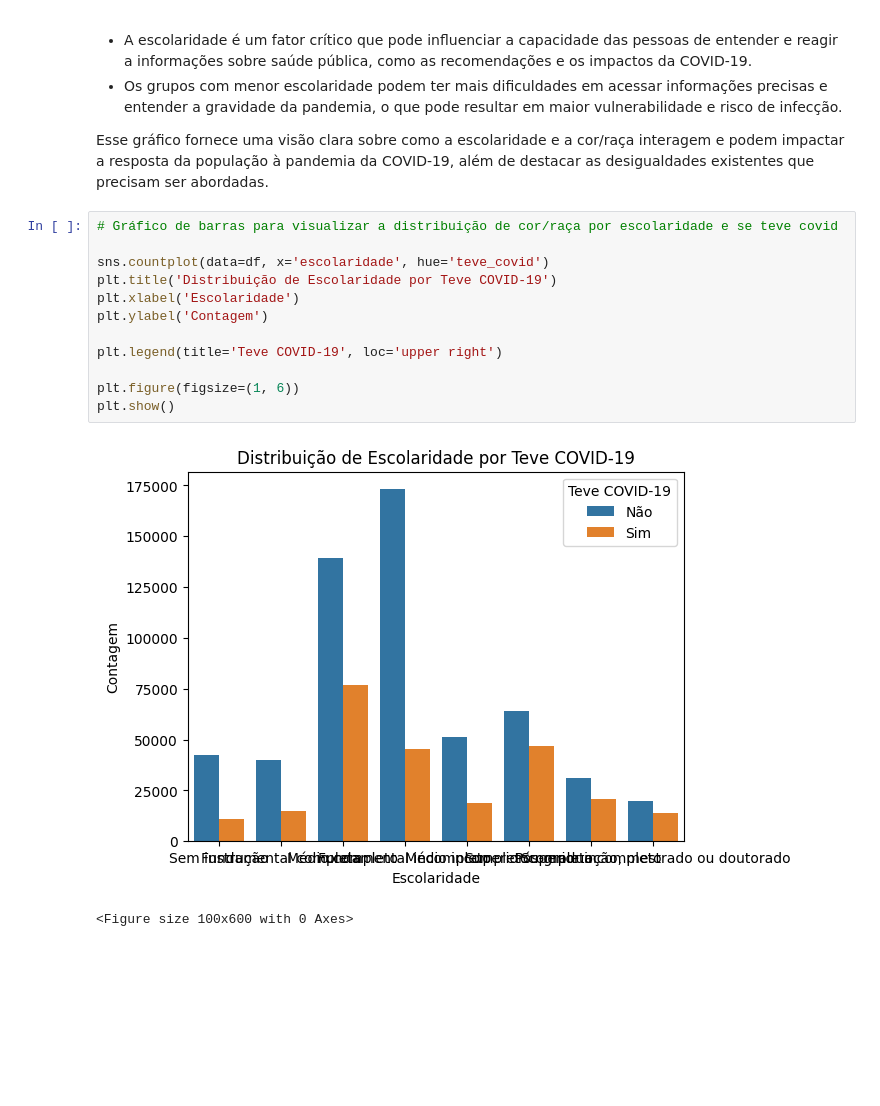
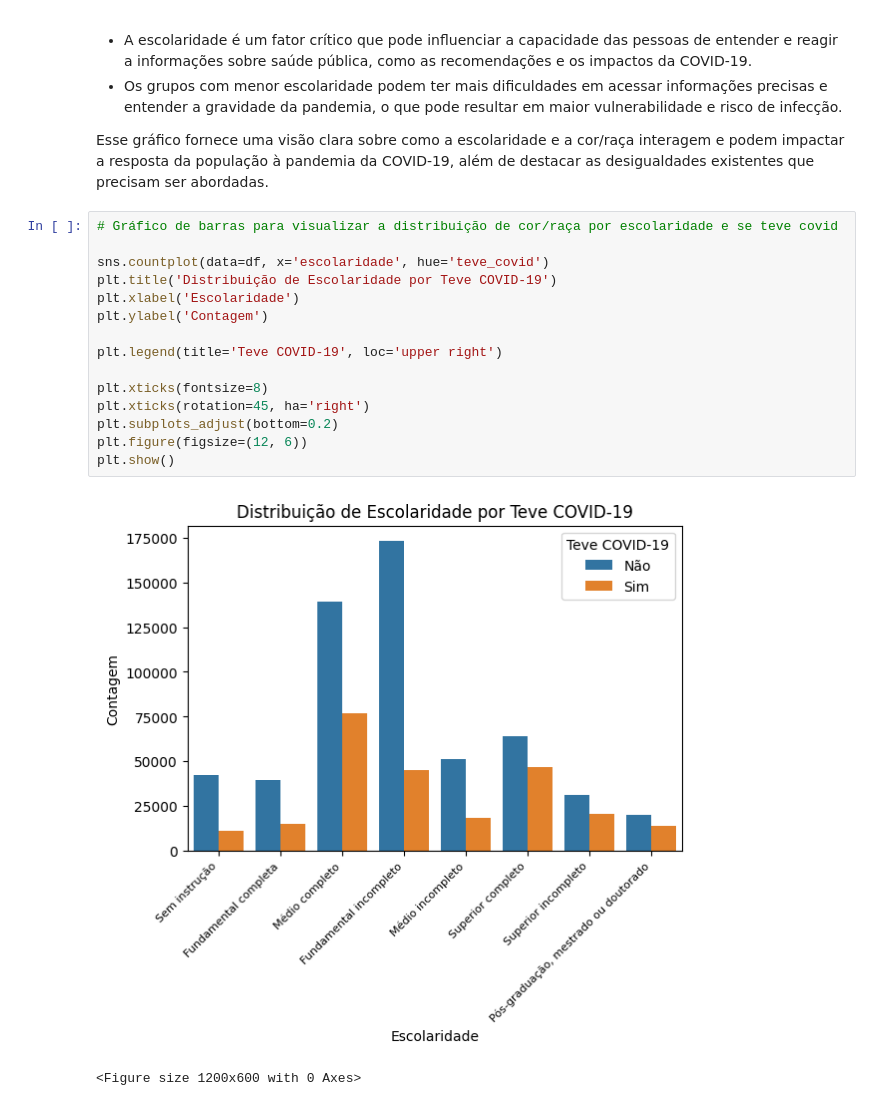
Before and after one commit to tsrodr/fiap-dataanalysis-techchallenge-fase3, a Jupyter notebook: analises.ipynb, the cells around one changed output. Cells and saved outputs as stored; diff of their text form; blank space fills up the shorter version.

```diff
--- a/analises.ipynb
+++ b/analises.ipynb
@@ -251,15 +251,18 @@ Esse gráfico fornece uma visão clara sobre como a escolaridade e a cor/raça i
 # %%
 # Gráfico de barras para visualizar a distribuição de cor/raça por escolaridade e se teve covid
 
 sns.countplot(data=df, x='escolaridade', hue='teve_covid')
 plt.title('Distribuição de Escolaridade por Teve COVID-19')
 plt.xlabel('Escolaridade')
 plt.ylabel('Contagem')
 
 plt.legend(title='Teve COVID-19', loc='upper right')
 
-plt.figure(figsize=(1, 6))
+plt.xticks(fontsize=8)
+plt.xticks(rotation=45, ha='right')
+plt.subplots_adjust(bottom=0.2)
+plt.figure(figsize=(12, 6))
 plt.show()
 # %% [output]
-[figure, old version]
+[figure, new version]
-<Figure size 100x600 with 0 Axes>
+<Figure size 1200x600 with 0 Axes>
```
Also changed, not shown: parts of 3 cells of this notebook.
